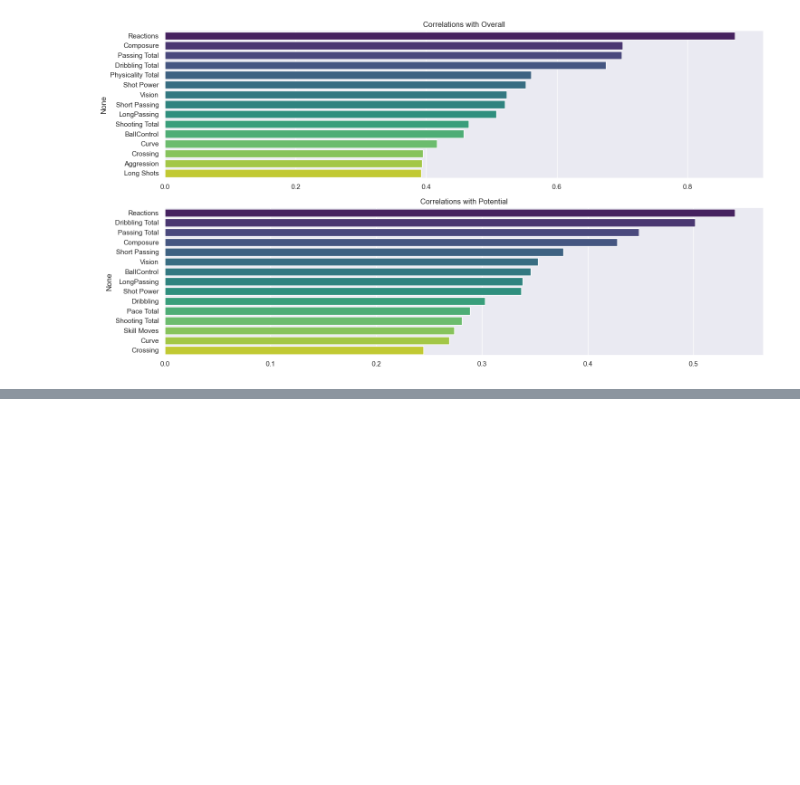
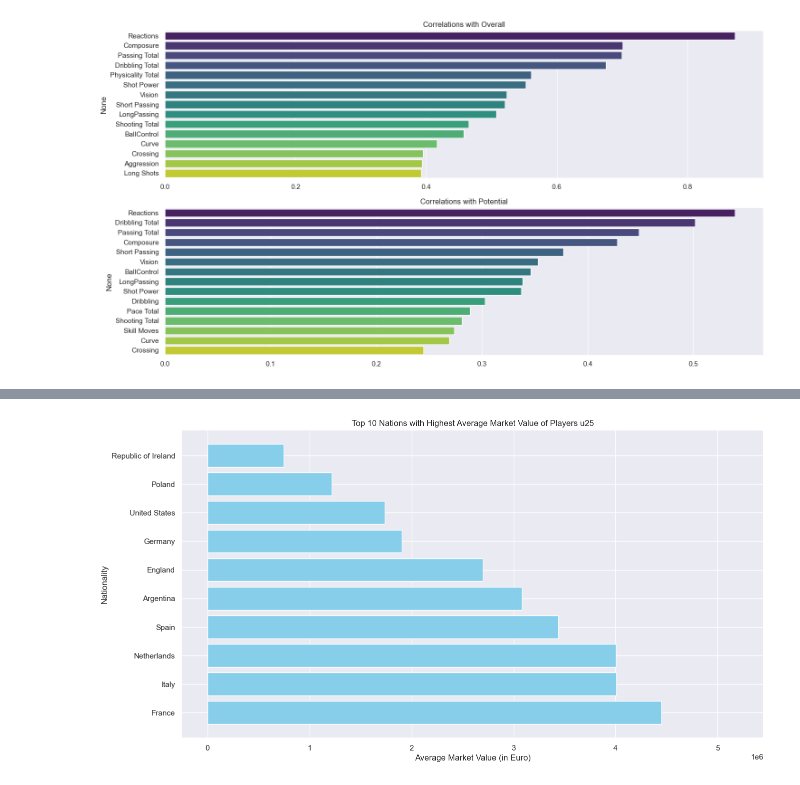
Before and after one commit to jdc25/fifa-23-data-analysis, a Jupyter notebook: Fifa presentation.ipynb, the cells around one changed output, grey strips where cells are left out. Saved outputs shown, nothing was run; the diff lists cells and outputs as text; code cells hidden in the pictures; blank space fills up the shorter version.

```diff
--- a/Fifa presentation.ipynb
+++ b/Fifa presentation.ipynb
@@ -453,0 +466,19 @@ plt.show()
+# %%
+#and finally showing the average market value for players under 25 from these same ten
+
+top_countries_market_value = players_under_25_top_countries.groupby('Nationality')['Value(in Euro)'].mean().reset_index()
+top_countries_market_value.columns = ['Nationality', 'Average Market Value']
+
+top_ten_countries_market_value = top_countries_market_value.sort_values(by='Average Market Value', ascending=False).head(10)
+
+plt.figure(figsize=(15, 8))
+plt.barh(top_ten_countries_market_value['Nationality'], top_ten_countries_market_value['Average Market Value'], color='skyblue')
+plt.title('Top 10 Nations with Highest Average Market Value of Players u25')
+plt.ylabel('Nationality')
+plt.xlabel('Average Market Value (in Euro)')
+
+plt.xlim(top_ten_countries_market_value['Average Market Value'].min() - 1_000_000, top_ten_countries_market_value['Average Market Value'].max() + 1_000_000)
+
+plt.show()
+# %% [output]
+[figure, added]
```
Also changed, not shown: parts of 6 cells of this notebook.
